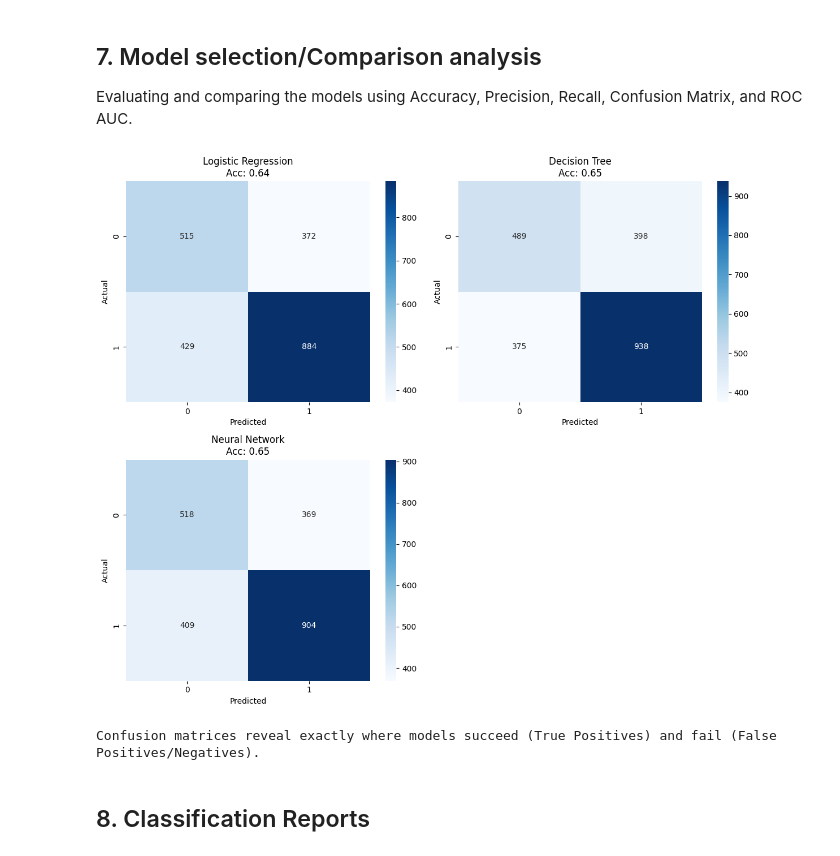
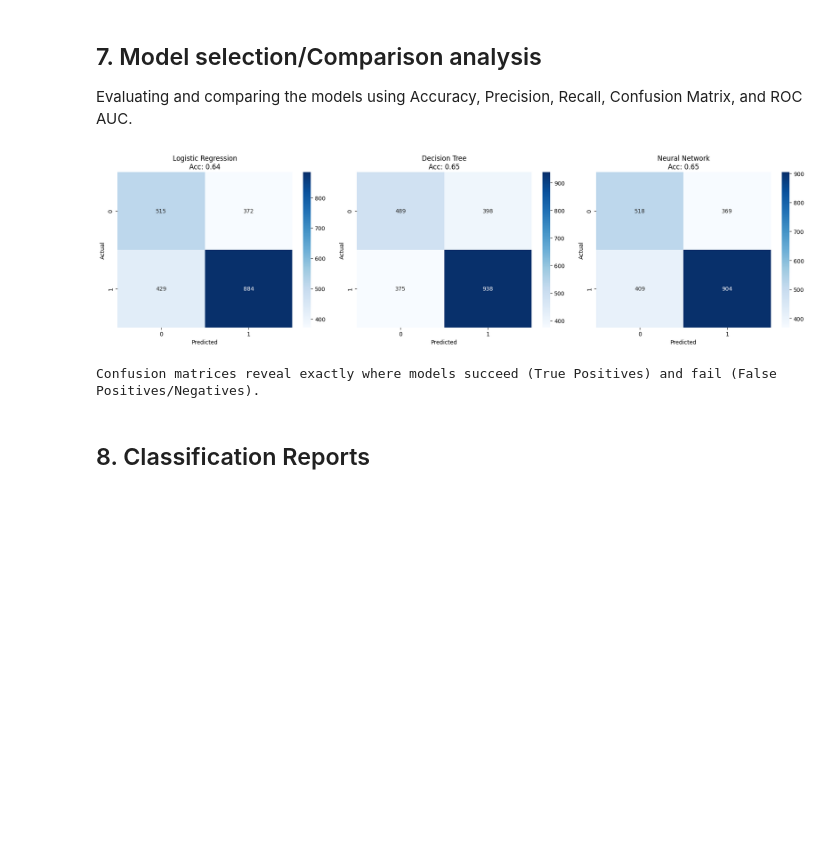
Before and after one commit to heisenberg-611/E-Commerce-Website-Delivery-Prediction-Model, a Jupyter notebook: CSE422_Project_Spring26(E_commarce_Shipping_Delivery_Prediction).ipynb, the cells around one changed output. Cells and saved outputs as stored; diff of their text form; code cells hidden in the pictures; blank space fills up the shorter version.

```diff
--- a/CSE422_Project_Spring26(E_commarce_Shipping_Delivery_Prediction).ipynb
+++ b/CSE422_Project_Spring26(E_commarce_Shipping_Delivery_Prediction).ipynb
@@ -317,42 +317,35 @@ K-Means clustering shows overlapping data structures. We use this strictly for e
 ## 7. Model selection/Comparison analysis
 Evaluating and comparing the models using Accuracy, Precision, Recall, Confusion Matrix, and ROC AUC.
 # %%
-n_models = len(models)
 accuracies = []
 precisions = []
 recalls = []
 
-cols = min(n_models, 2)
-rows = (n_models + cols - 1) // cols
-
-plt.figure(figsize=(6 * cols, 5 * rows))
+plt.figure(figsize=(18, 5))
 
 for i, model_name in enumerate(models):
-    # Calculate metrics
     acc = accuracy_score(y_test, predictions[i])
     prec = precision_score(y_test, predictions[i])
     rec = recall_score(y_test, predictions[i])
 
     accuracies.append(acc)
     precisions.append(prec)
     recalls.append(rec)
 
     # Confusion Matrix
     cm = confusion_matrix(y_test, predictions[i])
-
-    # Create subplot dynamically
-    plt.subplot(rows, cols, i + 1)
+    plt.subplot(1, 3, i+1)
     sns.heatmap(cm, annot=True, fmt='d', cmap='Blues')
-    plt.title(f'{model_name}\nAcc: {acc:.2f}') # Added accuracy to title for quick reference
+    plt.title(f'{model_name}\nAcc: {acc:.2f}')
     plt.xlabel('Predicted')
     plt.ylabel('Actual')
 
 plt.tight_layout()
 plt.show()
 
 print("Confusion matrices reveal exactly where models succeed (True Positives) and fail (False Positives/Negatives).")
 # %% [output]
-[figure, old version]
+[figure, new version]
 Confusion matrices reveal exactly where models succeed (True Positives) and fail (False Positives/Negatives).
 # %% [markdown]
 ## 8. Classification Reports
```
